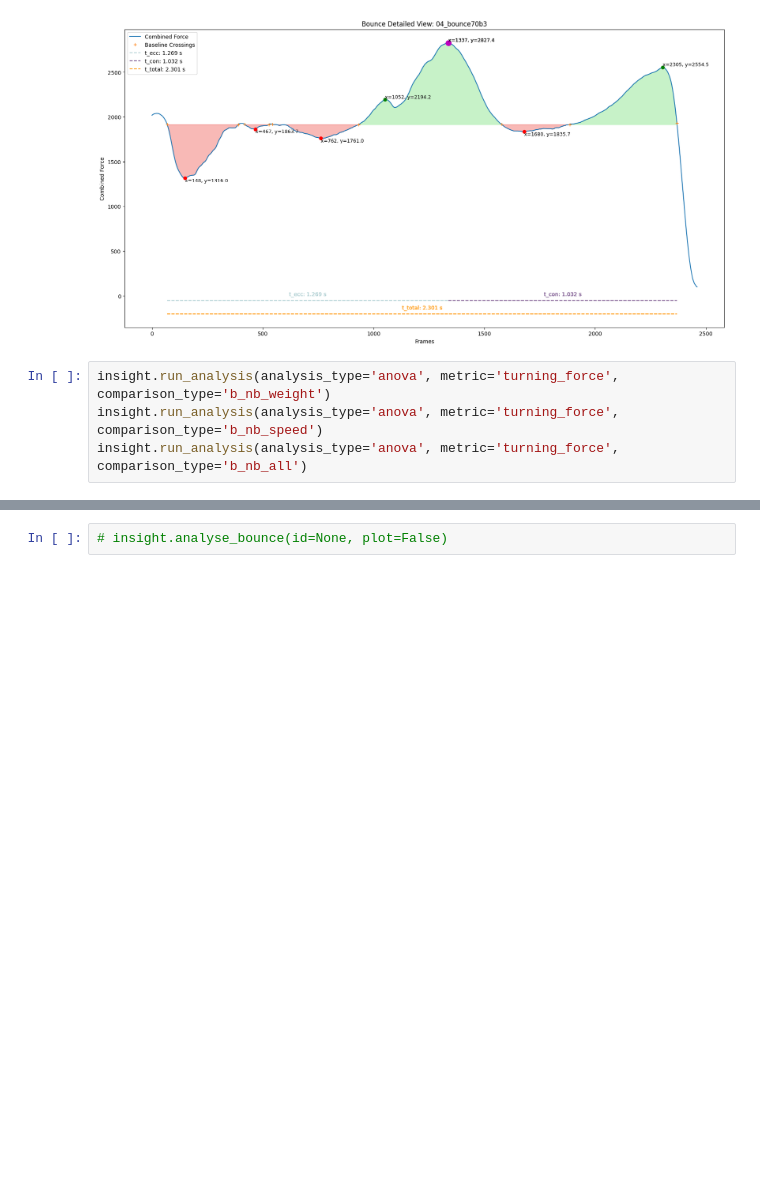
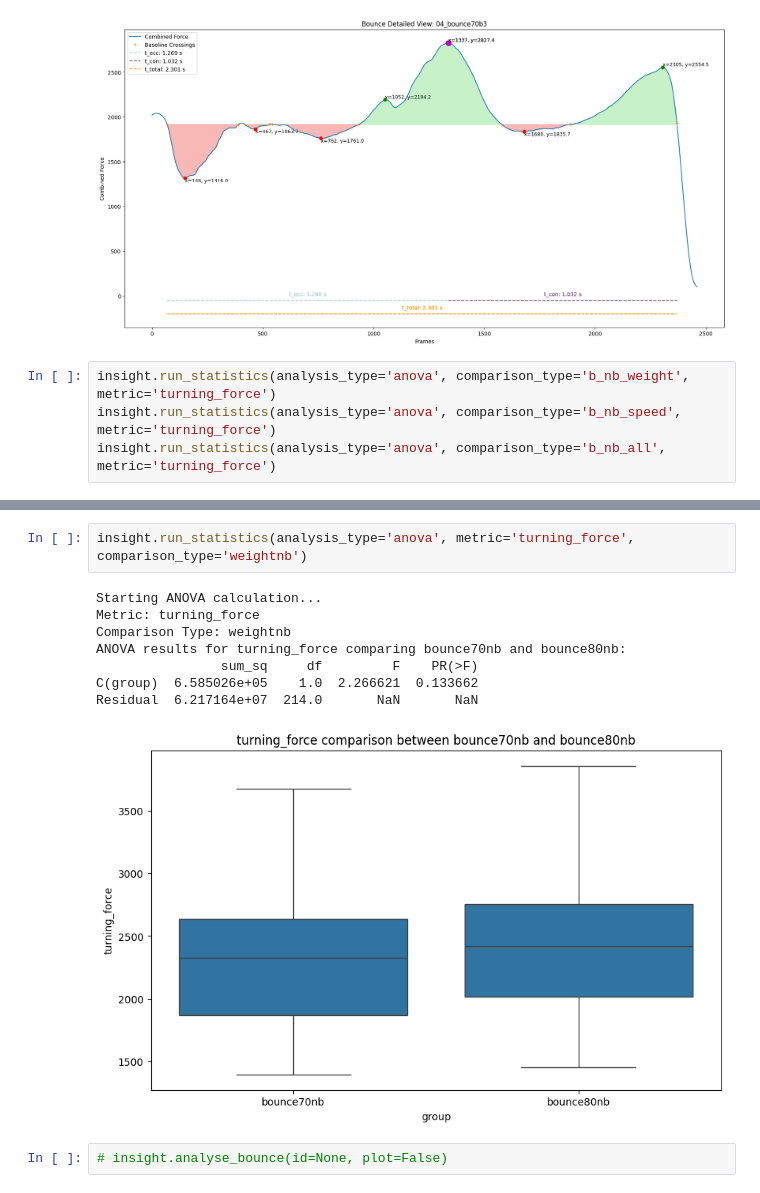
Before and after one commit to loieboi/BounceInsight, a Jupyter notebook: run.ipynb, the cells around one changed output, grey strips where cells are left out. Cells and saved outputs as stored; diff of their text form; blank space fills up the shorter version.

```diff
--- a/run.ipynb
+++ b/run.ipynb
@@ -64,7 +75,7 @@ insight.plot_data(file_name='04_bounce70b3')
 Dip detected: False
 [figure]
 # %%
-insight.run_analysis(analysis_type='anova', metric='turning_force', comparison_type='b_nb_weight')
-insight.run_analysis(analysis_type='anova', metric='turning_force', comparison_type='b_nb_speed')
-insight.run_analysis(analysis_type='anova', metric='turning_force', comparison_type='b_nb_all')
+insight.run_statistics(analysis_type='anova', comparison_type='b_nb_weight', metric='turning_force')
+insight.run_statistics(analysis_type='anova', comparison_type='b_nb_speed', metric='turning_force')
+insight.run_statistics(analysis_type='anova', comparison_type='b_nb_all', metric='turning_force')
 # %% [output]
@@ -98,5 +103,16 @@ ANOVA results for turning_force comparing bounce and nobounce:
 C(group)  4.101680e+07    1.0  125.871672  3.426150e-27
 Residual  2.551500e+08  783.0         NaN           NaN
 [figure]
+# %%
+insight.run_statistics(analysis_type='anova', metric='turning_force', comparison_type='weightnb')
+# %% [output]
+Starting ANOVA calculation...
+Metric: turning_force
+Comparison Type: weightnb
+ANOVA results for turning_force comparing bounce70nb and bounce80nb:
+                sum_sq     df         F    PR(>F)
+C(group)  6.585026e+05    1.0  2.266621  0.133662
+Residual  6.217164e+07  214.0       NaN       NaN
+[figure, added]
 # %%
 # insight.analyse_bounce(id=None, plot=False)
```
Also changed, not shown: parts of 4 cells of this notebook.
